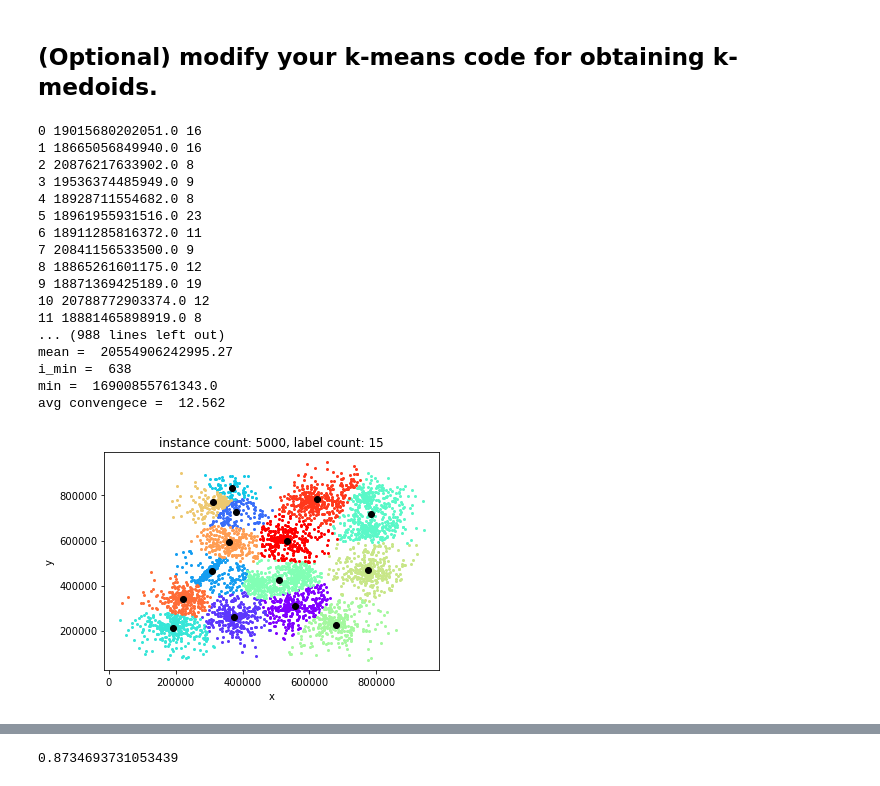
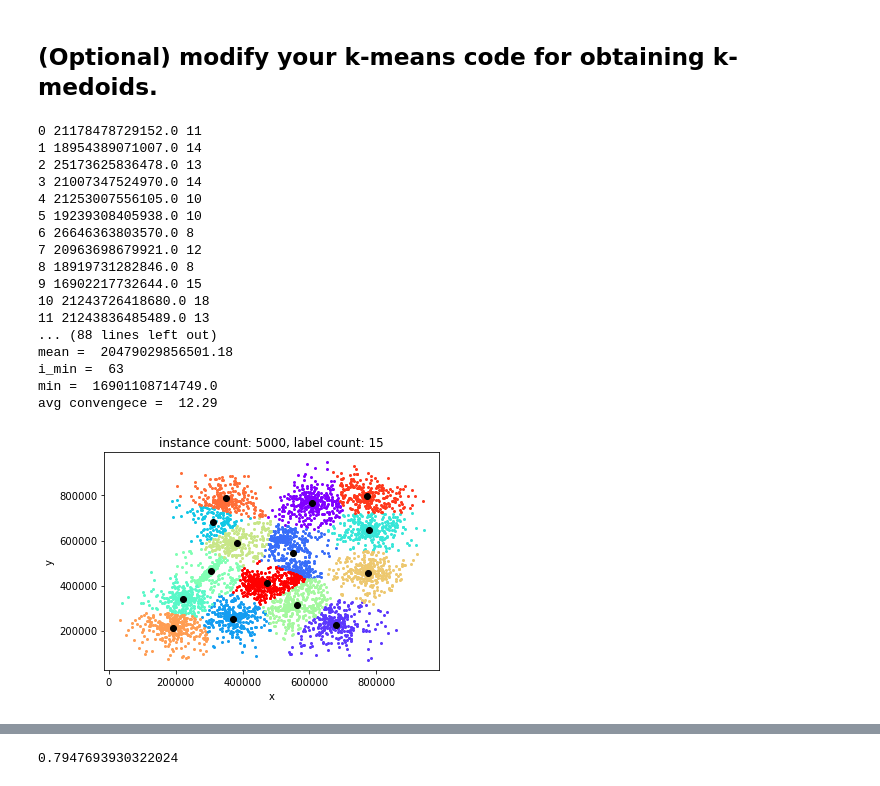
Before and after one commit to marco-celoria/Unsupervised_Machine_Learning, a Jupyter notebook: ex2.ipynb, the cells around one changed output, grey strips where cells are left out. Saved outputs shown, nothing was run; the diff lists cells and outputs as text; code cells hidden in the pictures.

```diff
--- a/ex2.ipynb
+++ b/ex2.ipynb
@@ -133,7 +133,7 @@ Wall time: 234 ms
 %%time
 filename="data/s3.txt"
 data_points = np.loadtxt(filename)
-N_simulations=1000
+N_simulations=100
 tmp_myk = k_means(15)
 min_loss = np.inf
 losses = np.empty(N_simulations)
@@ -186,7 +186,7 @@ Note:
 %%time
 filename="data/s3.txt"
 data_points = np.loadtxt(filename)
-N_simulations=1000
+N_simulations=100
 tmp_myk = k_means(15)
 min_loss= np.inf
 losses = np.empty(N_simulations)
@@ -432,7 +432,7 @@ plt.legend()
 %%time
 filename="data/s3.txt"
 data_points = np.loadtxt(filename)
-N_simulations=1000
+N_simulations=100
 tmp_myfuz = fuzzy_c_means(15)
 min_loss=np.inf
 losses = np.empty(N_simulations)
@@ -568,45 +568,45 @@ class k_medoids():
 # %%
 %%time
 filename="data/s3.txt"
 data_points = np.loadtxt(filename)
-N_simulations=1000
+N_simulations=100
 tmp_mymed = k_medoids(15)
 min_loss= np.inf
 losses = np.empty(N_simulations)
 i_tmp = 0
 iterations = np.empty(N_simulations)
 for i in range(N_simulations):
     loss,iteration=tmp_mymed.fit(data=data_points)
     if loss < min_loss:
         min_loss = loss
         i_min=i
         min_mymed = tmp_mymed
     print(i,loss,iteration)
     losses[i]=loss
     iterations[i]=iteration
 
 min_mymed.plot()
 print("mean = ",losses.mean())
 print("i_min = ",i_min)
 print("min = ",losses[i_min])
 print("avg convengece = ",iterations.mean())
 plt.show()
 # %% [output]
-0 19015680202051.0 16
-1 18665056849940.0 16
-2 20876217633902.0 8
-3 19536374485949.0 9
-4 18928711554682.0 8
-5 18961955931516.0 23
-6 18911285816372.0 11
-7 20841156533500.0 9
-8 18865261601175.0 12
-9 18871369425189.0 19
-10 20788772903374.0 12
-11 18881465898919.0 8
-... (988 lines left out)
-mean =  20554906242995.27
-i_min =  638
-min =  16900855761343.0
-avg convengece =  12.562
+0 21178478729152.0 11
+1 18954389071007.0 14
+2 25173625836478.0 13
+3 21007347524970.0 14
+4 21253007556105.0 10
+5 19239308405938.0 10
+6 26646363803570.0 8
+7 20963698679921.0 12
+8 18919731282846.0 8
+9 16902217732644.0 15
+10 21243726418680.0 18
+11 21243836485489.0 13
+... (88 lines left out)
+mean =  20479029856501.18
+i_min =  63
+min =  16901108714749.0
+avg convengece =  12.29
-[figure, old version]
+[figure, new version]
@@ -615,4 +615,4 @@ Wall time: 8min 47s
 # %%
 print(min_mymed.F_ratio_index())
 # %% [output]
-0.8734693731053439
+0.7947693930322024
```
Also changed, not shown: parts of 7 cells of this notebook.
